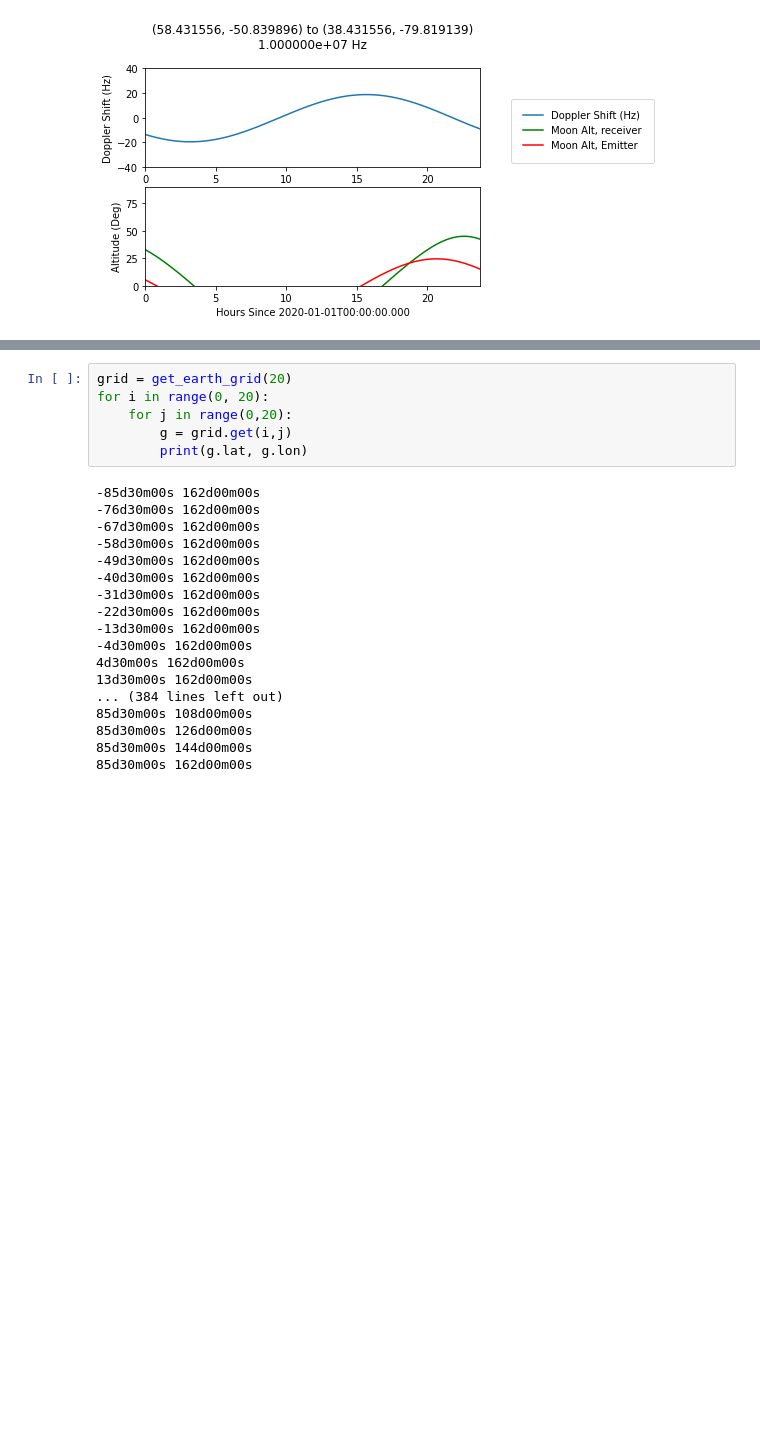
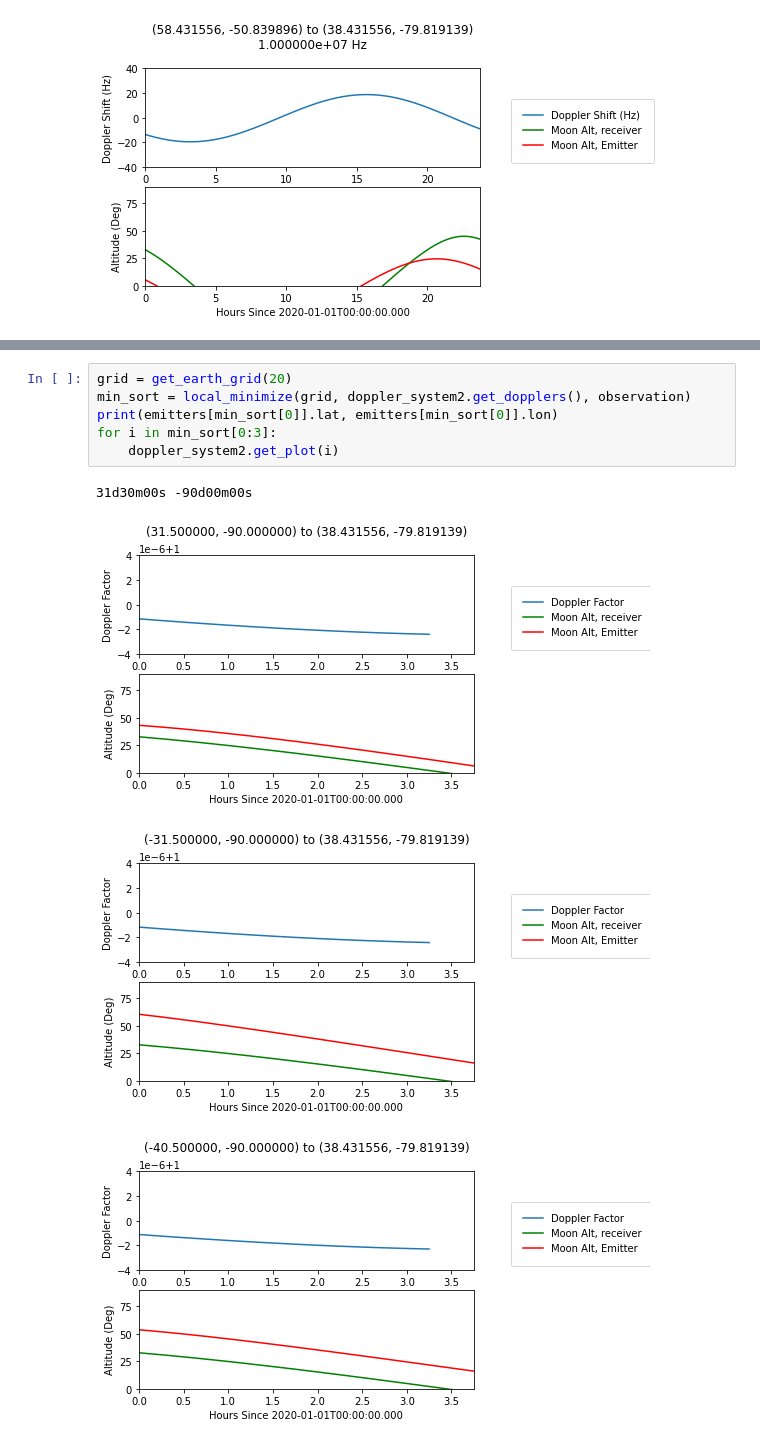
Before and after one commit to BlueCakeWithCows/kohls-seti, a Jupyter notebook: demo.ipynb, the cells around one changed output, grey strips where cells are left out. Saved outputs shown, nothing was run; the diff lists cells and outputs as text; blank space fills up the shorter version.

```diff
--- a/demo.ipynb
+++ b/demo.ipynb
@@ -108,24 +80,11 @@ def get_closest(a, b):
-# %%
-grid = get_earth_grid(20)
-for i in range(0, 20):
-    for j in range(0,20):
-        g = grid.get(i,j)
-        print(g.lat, g.lon)
-# %% [output]
--85d30m00s 162d00m00s
--76d30m00s 162d00m00s
--67d30m00s 162d00m00s
--58d30m00s 162d00m00s
--49d30m00s 162d00m00s
--40d30m00s 162d00m00s
--31d30m00s 162d00m00s
--22d30m00s 162d00m00s
--13d30m00s 162d00m00s
--4d30m00s 162d00m00s
-4d30m00s 162d00m00s
-13d30m00s 162d00m00s
-... (384 lines left out)
-85d30m00s 108d00m00s
-85d30m00s 126d00m00s
-85d30m00s 144d00m00s
-85d30m00s 162d00m00s
+# %%
+grid = get_earth_grid(20)
+min_sort = local_minimize(grid, doppler_system2.get_dopplers(), observation)
+print(emitters[min_sort[0]].lat, emitters[min_sort[0]].lon)
+for i in min_sort[0:3]:
+    doppler_system2.get_plot(i)
+# %% [output]
+31d30m00s -90d00m00s
+[figure, added]
+[figure, added]
+[figure, added]
```
Also changed, not shown: parts of 6 cells of this notebook, 3 other files.
